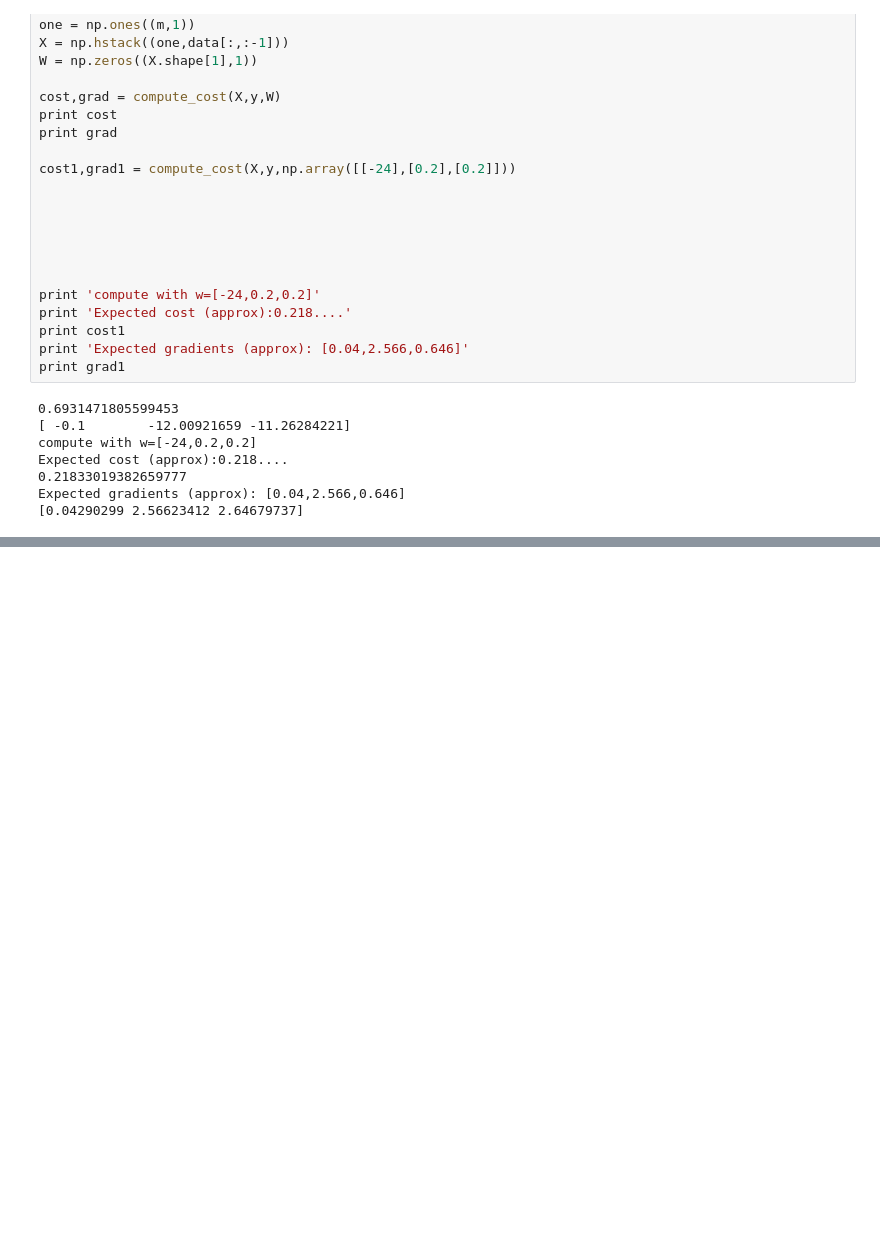
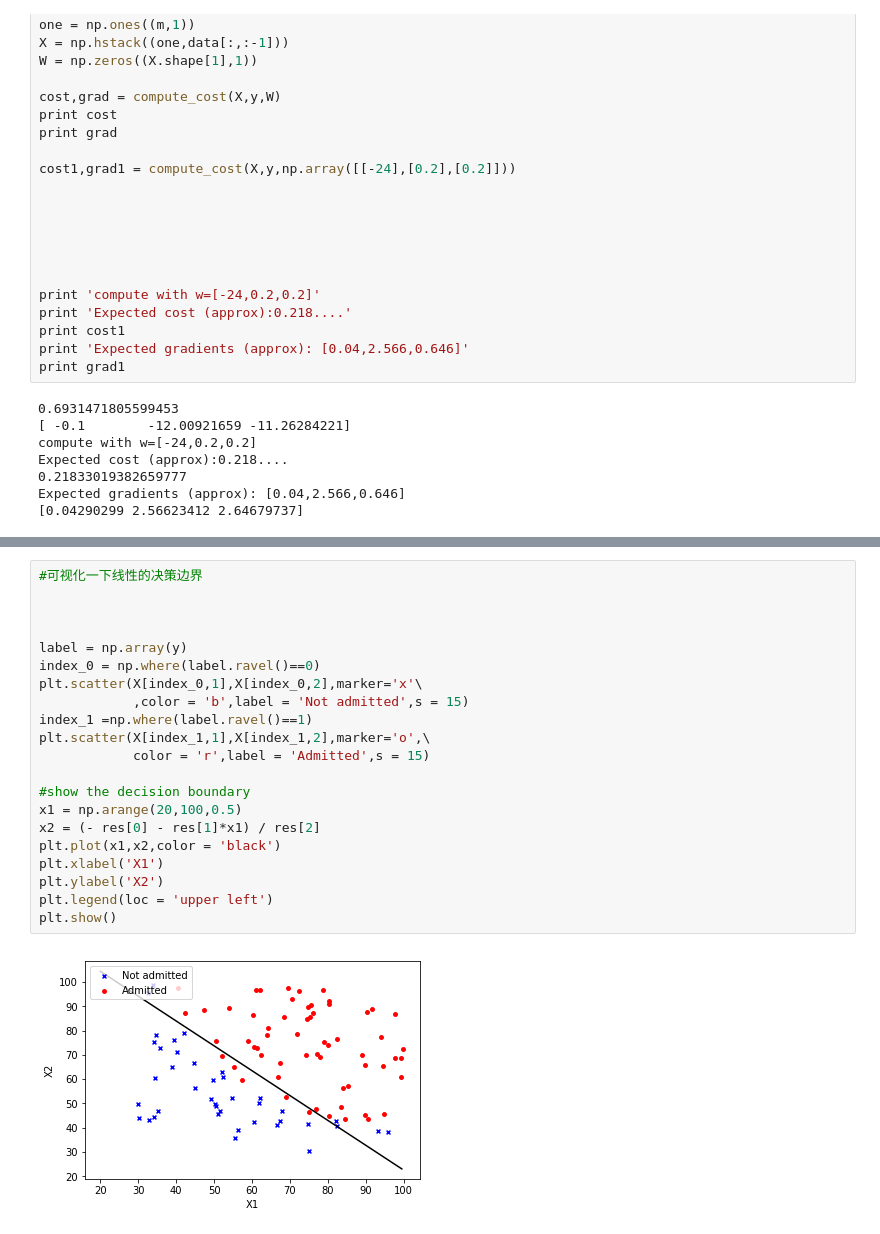
Before and after one commit to meetliuxin/MachineLearning, a Jupyter notebook: logic_regression.ipynb, the cells around one changed output, grey strips where cells are left out. Drawn from its saved outputs; the diff is of its cells as text; blank space fills up the shorter version.

```diff
--- a/logic_regression.ipynb
+++ b/logic_regression.ipynb
@@ -115,0 +154,23 @@ Expected gradients (approx): [0.04,2.566,0.646]
+# %%
+#可视化一下线性的决策边界
+
+
+
+label = np.array(y)
+index_0 = np.where(label.ravel()==0)
+plt.scatter(X[index_0,1],X[index_0,2],marker='x'\
+            ,color = 'b',label = 'Not admitted',s = 15)
+index_1 =np.where(label.ravel()==1)
+plt.scatter(X[index_1,1],X[index_1,2],marker='o',\
+            color = 'r',label = 'Admitted',s = 15)
+
+#show the decision boundary
+x1 = np.arange(20,100,0.5)
+x2 = (- res[0] - res[1]*x1) / res[2]
+plt.plot(x1,x2,color = 'black')
+plt.xlabel('X1')
+plt.ylabel('X2')
+plt.legend(loc = 'upper left')
+plt.show()
+# %% [output]
+[figure, added]
```
Also changed, not shown: parts of 6 cells of this notebook, 1 other file.
